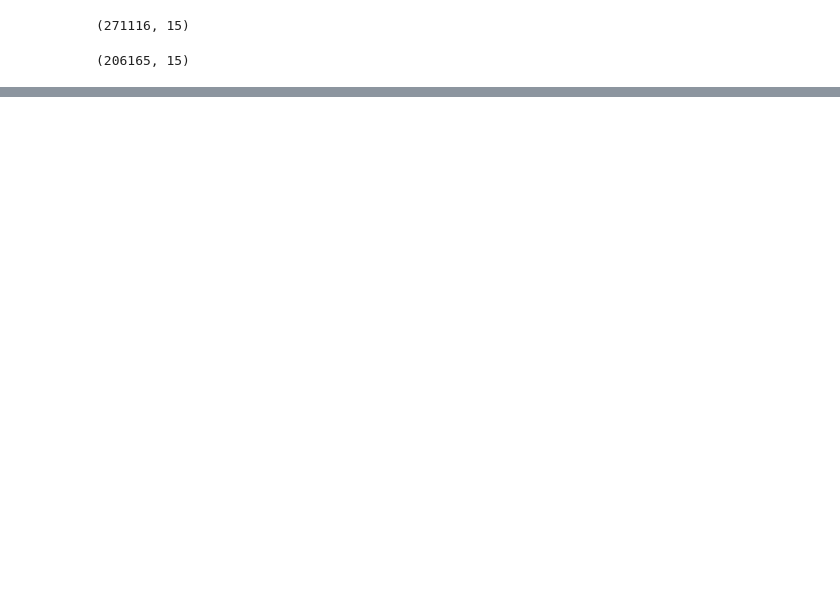
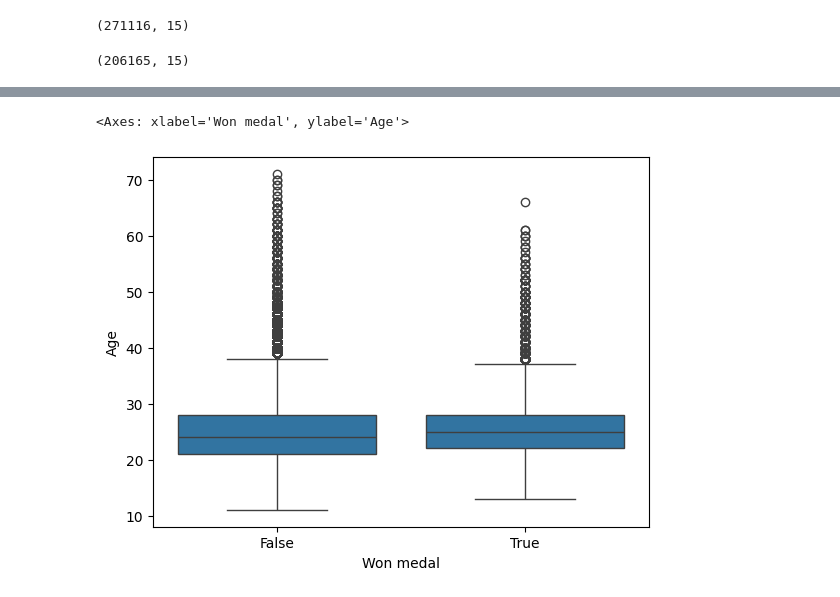
Before and after one commit to Luna-v0/olympic-analyses, a Jupyter notebook: distribuition.ipynb, the cells around one changed output, grey strips where cells are left out. Saved outputs shown, nothing was run; the diff lists cells and outputs as text; code cells hidden in the pictures; blank space fills up the shorter version.

```diff
--- a/distribuition.ipynb
+++ b/distribuition.ipynb
@@ -24,0 +32,5 @@ KeyboardInterrupt:
+# %%
+sns.boxplot(data=df, x="Won medal", y="Age")
+# %% [output]
+<Axes: xlabel='Won medal', ylabel='Age'>
+[figure, added]
```
Also changed, not shown: parts of 25 cells of this notebook.
